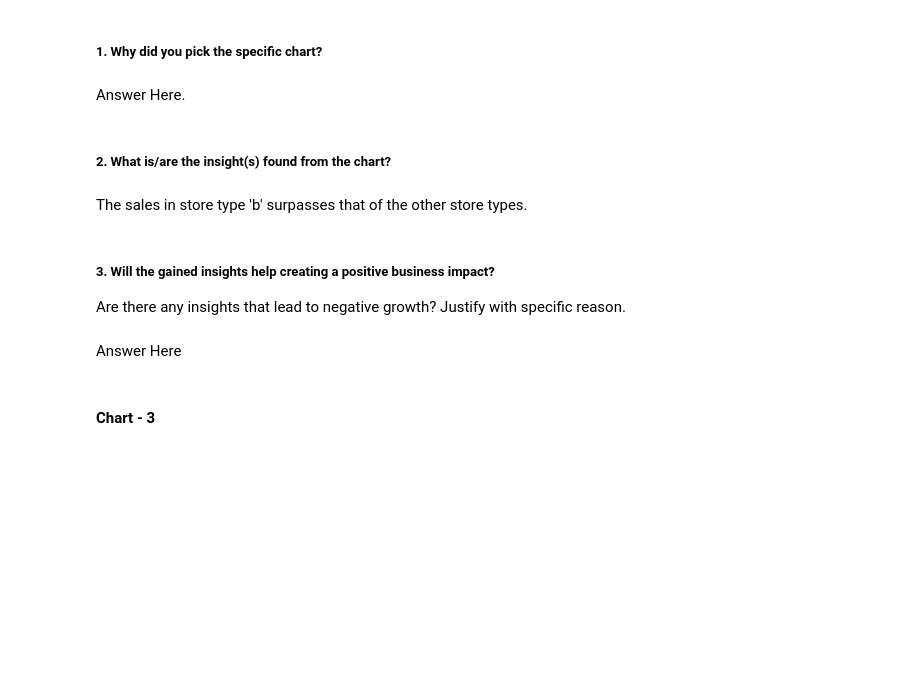
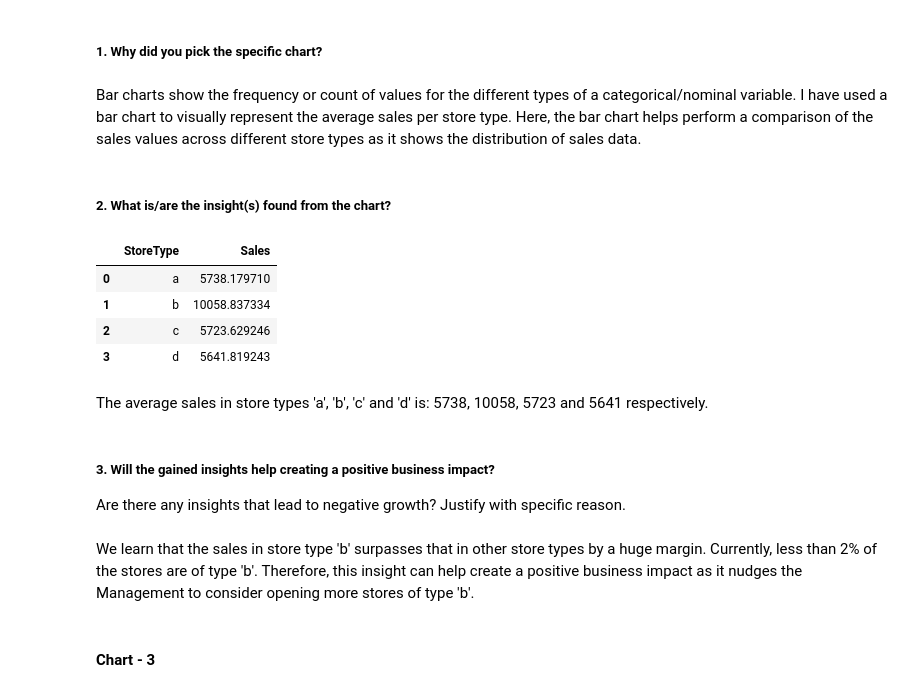
Before and after one commit to priyaregit/Regresssion-ML_Retail-Sales-Prediction, a Jupyter notebook: Retail_Sales_Prediction_Regression.ipynb, the cells around one changed output. Drawn from its saved outputs; the diff is of its cells as text; code cells hidden in the pictures; blank space fills up the shorter version.

```diff
--- a/Retail_Sales_Prediction_Regression.ipynb
+++ b/Retail_Sales_Prediction_Regression.ipynb
@@ -488,14 +492,24 @@ plt.rcParams['figure.figsize'] = (10, 6)
 [figure]
 # %% [markdown]
 ##### 1. Why did you pick the specific chart?
-# %% [markdown]
-Answer Here.
+# %% [markdown]
+Bar charts show the frequency or count of values for the different types of a categorical/nominal variable. I have used a bar chart to visually represent the average sales per store type. Here, the bar chart helps perform a comparison of the sales values across different store types as it shows the distribution of sales data.
 # %% [markdown]
 ##### 2. What is/are the insight(s) found from the chart?
-# %% [markdown]
-The sales in store type 'b' surpasses that of the other store types.
+# %%
+# Grouping the stores based on 'StoreType' and finding the mean 'Sales'
+avgsales_storetype = df.groupby(['StoreType'], as_index = False).agg({'Sales':'mean','Customers':'mean'})
+avgsales_storetype
+# %% [output]
+|  | StoreType | Sales |
+| 0 | a | 5738.179710 |
+| 1 | b | 10058.837334 |
+| 2 | c | 5723.629246 |
+| 3 | d | 5641.819243 |
+# %% [markdown]
+The average sales in store types 'a', 'b', 'c' and 'd' is: 5738, 10058, 5723 and 5641 respectively.
 # %% [markdown]
 ##### 3. Will the gained insights help creating a positive business impact?
 Are there any insights that lead to negative growth? Justify with specific reason.
-# %% [markdown]
-Answer Here
+# %% [markdown]
+We learn that the sales in store type 'b' surpasses that in other store types by a huge margin. Currently, less than 2% of the stores are of type 'b'. Therefore, this insight can help create a positive business impact as it nudges the Management to consider opening more stores of type 'b'.
```
Also changed, not shown: parts of 38 cells of this notebook.
